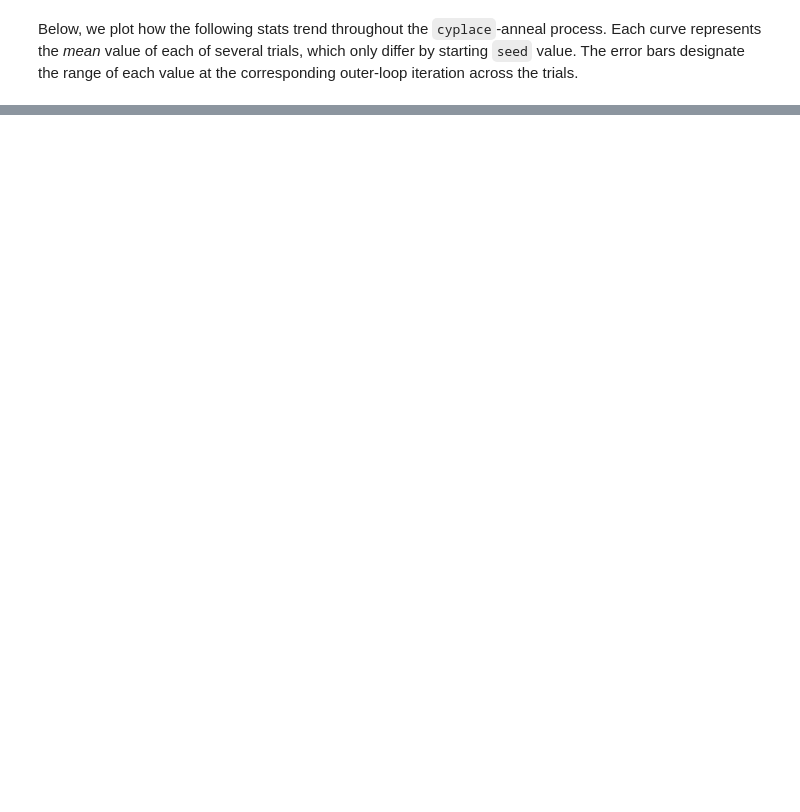
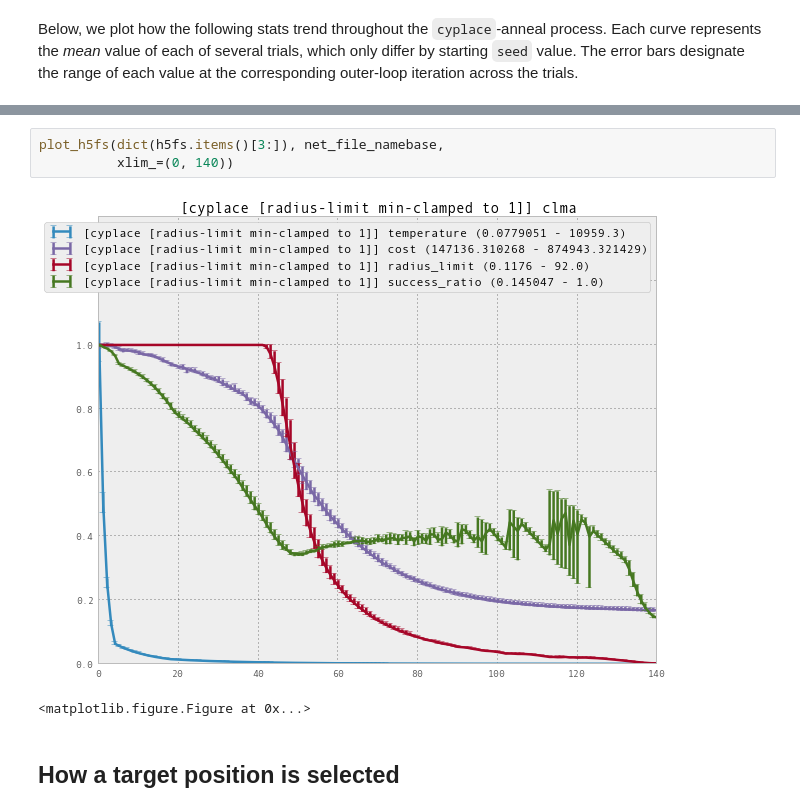
Before and after one commit to cfobel/cyvpr, a Jupyter notebook: notebooks/cyplace anneal vs VPR.ipynb, the cells around one changed output, grey strips where cells are left out. Cells and saved outputs as stored; diff of their text form; blank space fills up the shorter version.

```diff
--- a/notebooks/cyplace anneal vs VPR.ipynb
+++ b/notebooks/cyplace anneal vs VPR.ipynb
@@ -114,0 +173,8 @@ for net_file_namebase in ('tseng', 'clma', 'alu4'):
+# %%
+plot_h5fs(dict(h5fs.items()[3:]), net_file_namebase,
+          xlim_=(0, 140))
+# %% [output]
+[figure, added]
+<matplotlib.figure.Figure at 0x...>
+# %% [markdown]
+## How a target position is selected
```
Also changed, not shown: parts of 24 cells of this notebook.
